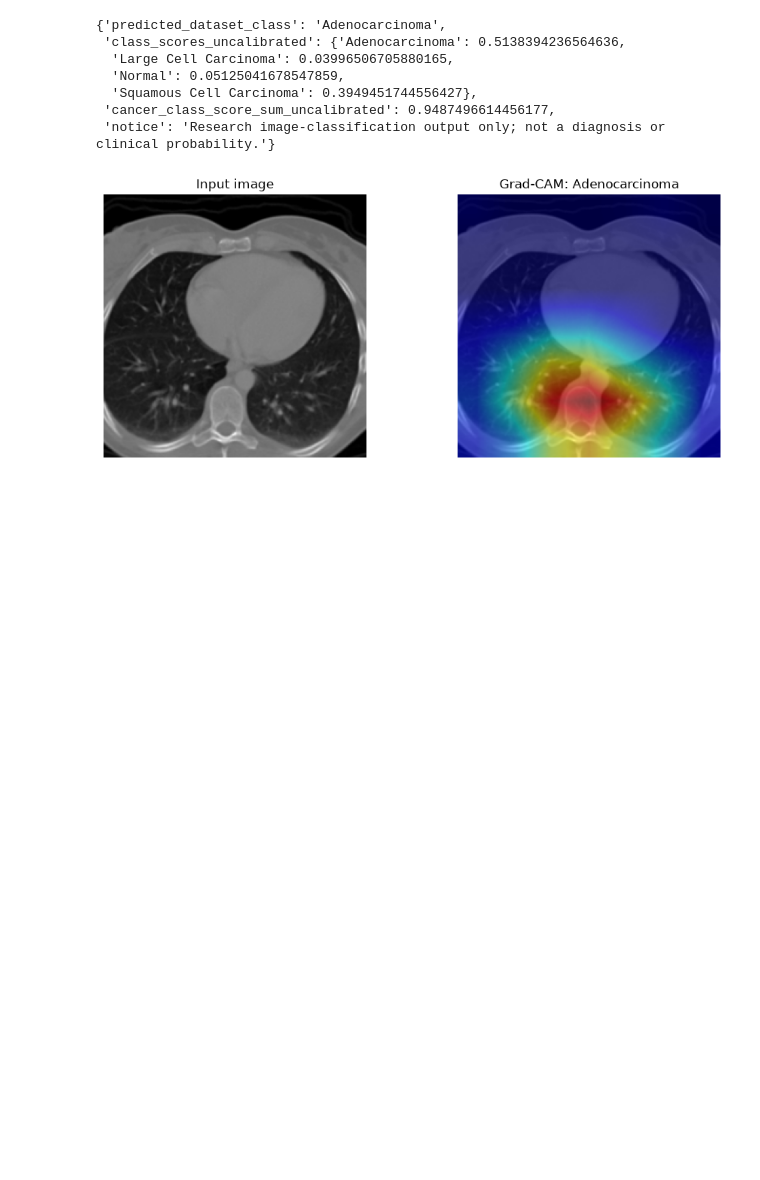
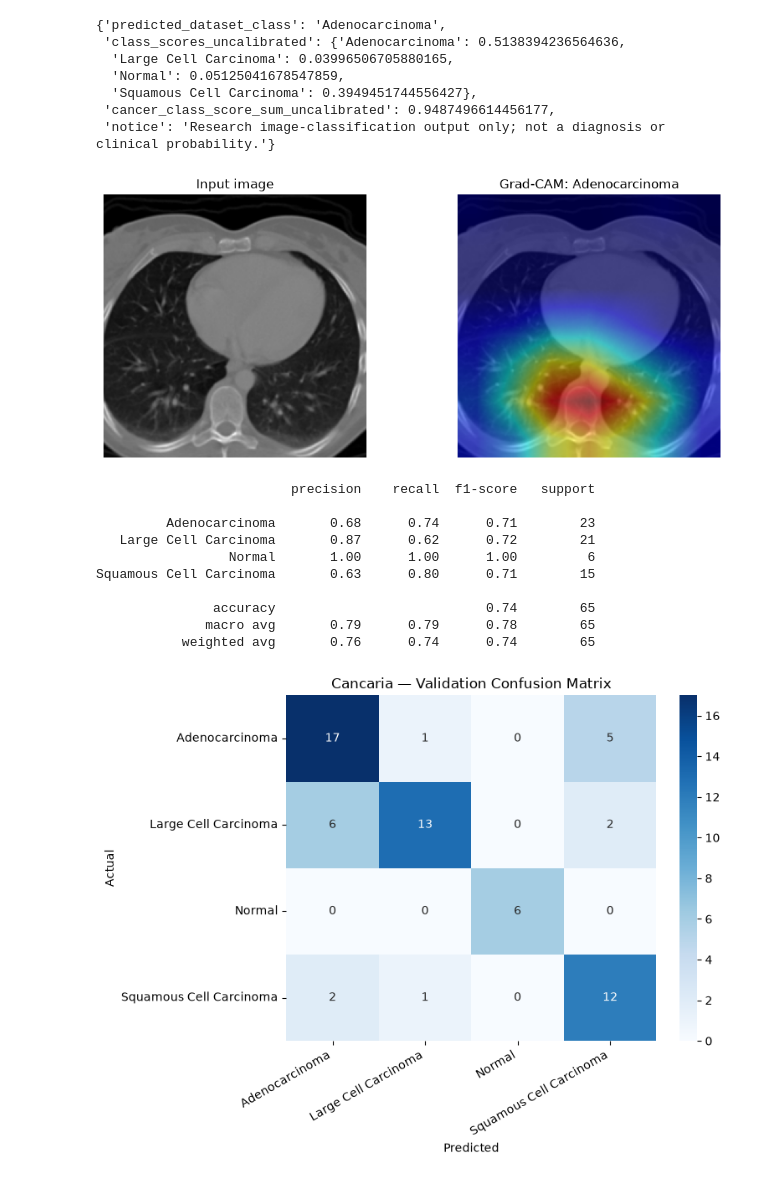
Before and after one commit to epsilon-rbtcs/Cancaria, a Jupyter notebook: notebooks/cancaria_training-2.ipynb, the cells around one changed output. Cells and saved outputs as stored; diff of their text form; code cells hidden in the pictures; blank space fills up the shorter version.

Commit message:
Added model training and evaluation notebook

```diff
--- a/notebooks/cancaria_training-2.ipynb
+++ b/notebooks/cancaria_training-2.ipynb
@@ -663,3 +663,54 @@ plt.savefig(REPORT_DIR / "gradcam_example.png", dpi=200, bbox_inches="tight")
 plt.show()
 # %% [output]
 [figure]
+# %%
+model.eval()
+
+y_true, y_pred = [], []
+
+with torch.no_grad():
+    for images, labels in valid_loader:
+        images = images.to(DEVICE, non_blocking=True)
+        outputs = model(images)
+
+        predictions = outputs.argmax(dim=1)
+
+        y_true.extend(labels.numpy())
+        y_pred.extend(predictions.cpu().numpy())
+
+print(classification_report(
+    y_true,
+    y_pred,
+    target_names=DISPLAY_NAMES,
+    zero_division=0
+))
+
+cm = confusion_matrix(y_true, y_pred)
+
+plt.figure(figsize=(8, 6))
+sns.heatmap(
+    cm,
+    annot=True,
+    fmt="d",
+    xticklabels=DISPLAY_NAMES,
+    yticklabels=DISPLAY_NAMES,
+    cmap="Blues"
+)
+plt.xlabel("Predicted")
+plt.ylabel("Actual")
+plt.title("Cancaria — Validation Confusion Matrix")
+plt.xticks(rotation=30, ha="right")
+plt.tight_layout()
+plt.show()
+# %% [output]
+                         precision    recall  f1-score   support
+
+         Adenocarcinoma       0.68      0.74      0.71        23
+   Large Cell Carcinoma       0.87      0.62      0.72        21
+                 Normal       1.00      1.00      1.00         6
+Squamous Cell Carcinoma       0.63      0.80      0.71        15
+
+               accuracy                           0.74        65
+              macro avg       0.79      0.79      0.78        65
+           weighted avg       0.76      0.74      0.74        65
+[figure, added]
```
Also changed, not shown: parts of 3 cells of this notebook.
